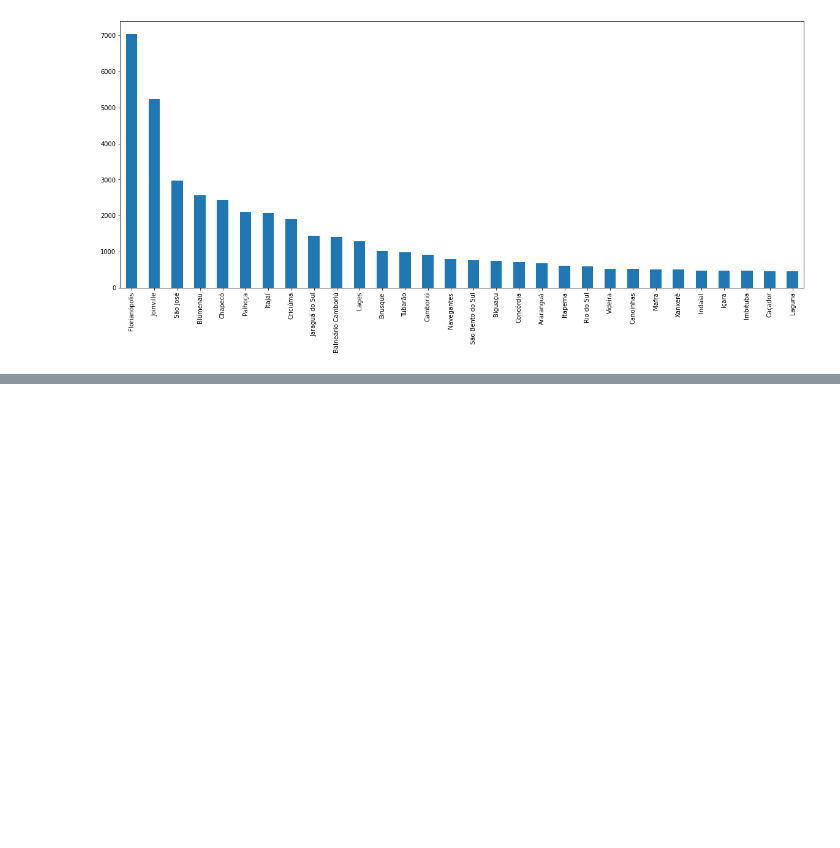
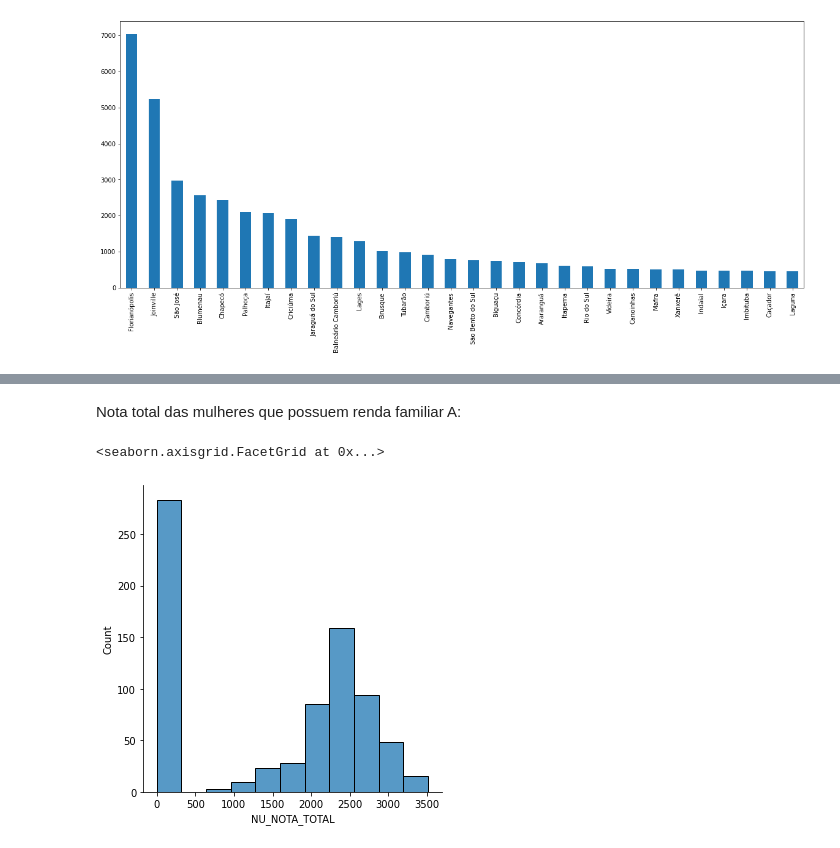
Before and after one commit to Aline-Noronha/ImersaoDadosEnem2019, a Jupyter notebook: Mulheres_SC.ipynb, the cells around one changed output, grey strips where cells are left out. Cells and saved outputs as stored; diff of their text form; code cells hidden in the pictures; blank space fills up the shorter version.

```diff
--- a/Mulheres_SC.ipynb
+++ b/Mulheres_SC.ipynb
@@ -70,0 +177,3 @@ dados_sem_notas_zero.head()
+# %%
+dados_renda_a = dados.query("Q006 == 'A'")
+dados_renda_a.head()
@@ -70,0 +188,7 @@ dados_sem_notas_zero.head()
+# %% [markdown]
+Nota total das mulheres que possuem renda familiar A:
+# %%
+sns.displot(data=dados_renda_a, x="NU_NOTA_TOTAL")
+# %% [output]
+<seaborn.axisgrid.FacetGrid at 0x...>
+[figure, added]
```
Also changed, not shown: parts of 42 cells of this notebook.
